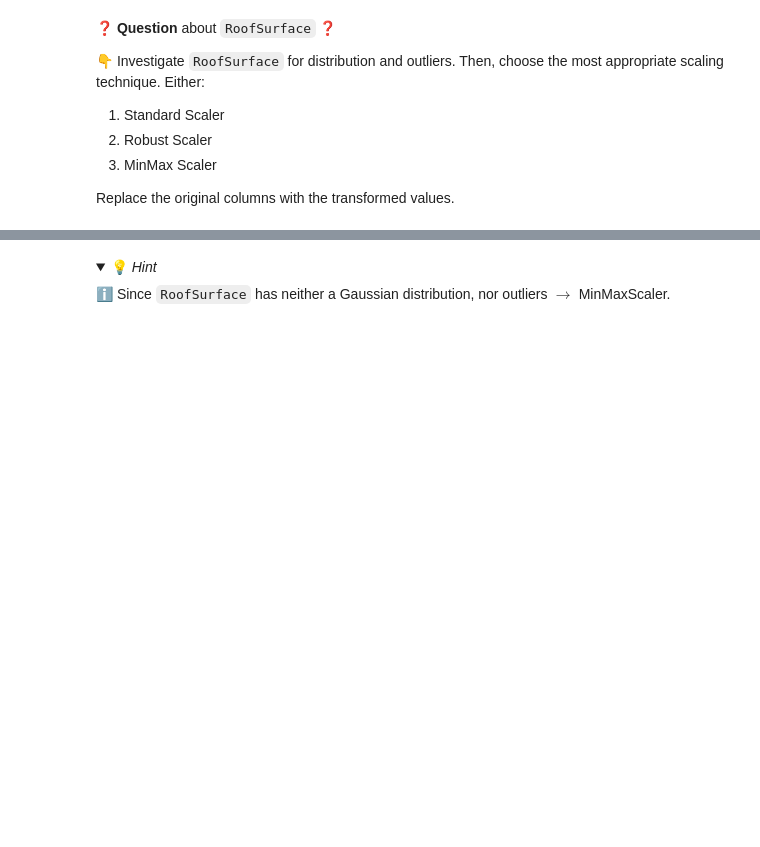
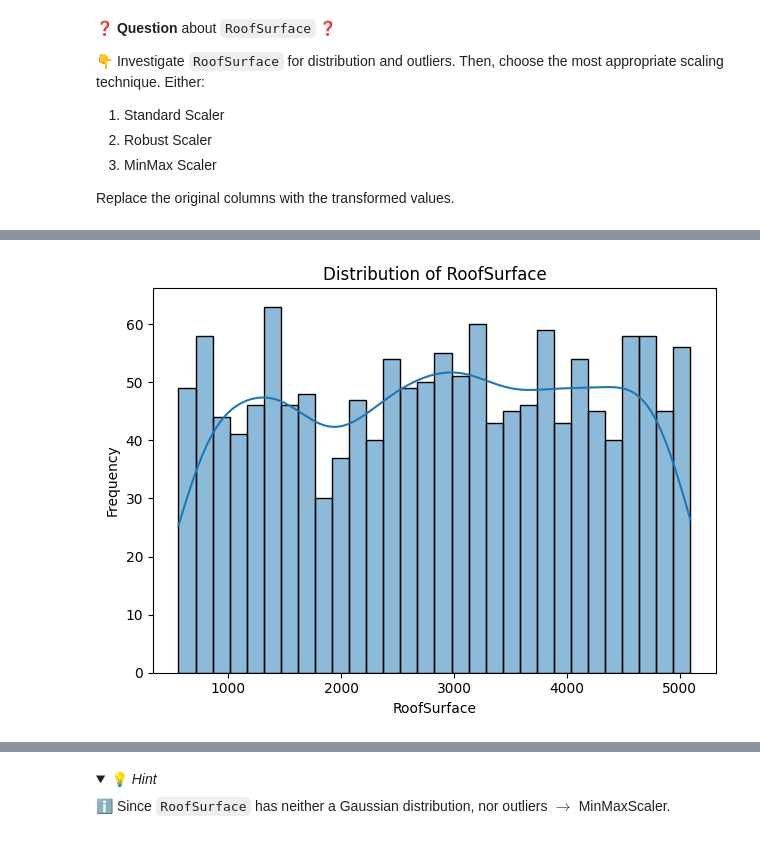
Before and after one commit to hurley27/data-preprocessing-workflow, a Jupyter notebook: Preprocessing-Workflow.ipynb, the cells around one changed output, grey strips where cells are left out. Drawn from its saved outputs; the diff is of its cells as text; code cells hidden in the pictures; folded sections open; blank space fills up the shorter version.

```diff
--- a/Preprocessing-Workflow.ipynb
+++ b/Preprocessing-Workflow.ipynb
@@ -90,0 +138,8 @@ Make changes effective in the dataframe `data`.
+# %%
+garageinfo = data['GarageFinish'].value_counts(dropna = False)
+print (garageinfo)
+
+#replace NaN values with 'NoGarage' to reflect houses without garages
+data['GarageFinish'] = data['GarageFinish'].replace(np.nan, 'NoGarage')
+
+print (data['GarageFinish'].value_counts(dropna = False))
@@ -110,0 +175,12 @@ Make changes effective in the dataframe `data`.
+# %%
+roofinfo = data['RoofSurface'].value_counts(dropna = False)
+missingroofinfo = data['RoofSurface'].isnull().sum()
+
+print(roofinfo)
+print(f"Missing values: {missingroofinfo}")
+
+imputer = SimpleImputer(strategy='mean')
+
+data['RoofSurface'] = imputer.fit_transform(data[['RoofSurface']])
+
+print(data['RoofSurface'].isnull().sum())
@@ -134,0 +224,10 @@ Make changes effective in the dataframe `data`.
+# %%
+chimneyinfo = data['ChimneyStyle'].value_counts(dropna = False)
+print(chimneyinfo)
+
+chimneymissing = (data['ChimneyStyle'] == '').sum()
+print(f"Empty string entries: {chimneymissing}")
+
+data = data.drop(columns='ChimneyStyle')
+
+print('ChimneyStyle' in data.columns)
@@ -181,0 +351,14 @@ Replace the original columns with the transformed values.
+# %%
+import matplotlib.pyplot as plt
+import seaborn as sns
+from sklearn.preprocessing import MinMaxScaler
+
+#plot the distribution of 'RoofSurface'
+
+sns.histplot(data['RoofSurface'], kde = True, bins = 30)
+plt.title("Distribution of RoofSurface")
+plt.xlabel("RoofSurface")
+plt.ylabel("Frequency")
+plt.tight_layout()
+# %% [output]
+[figure, added]
```
Also changed, not shown: parts of 40 cells of this notebook, 3 other files.
